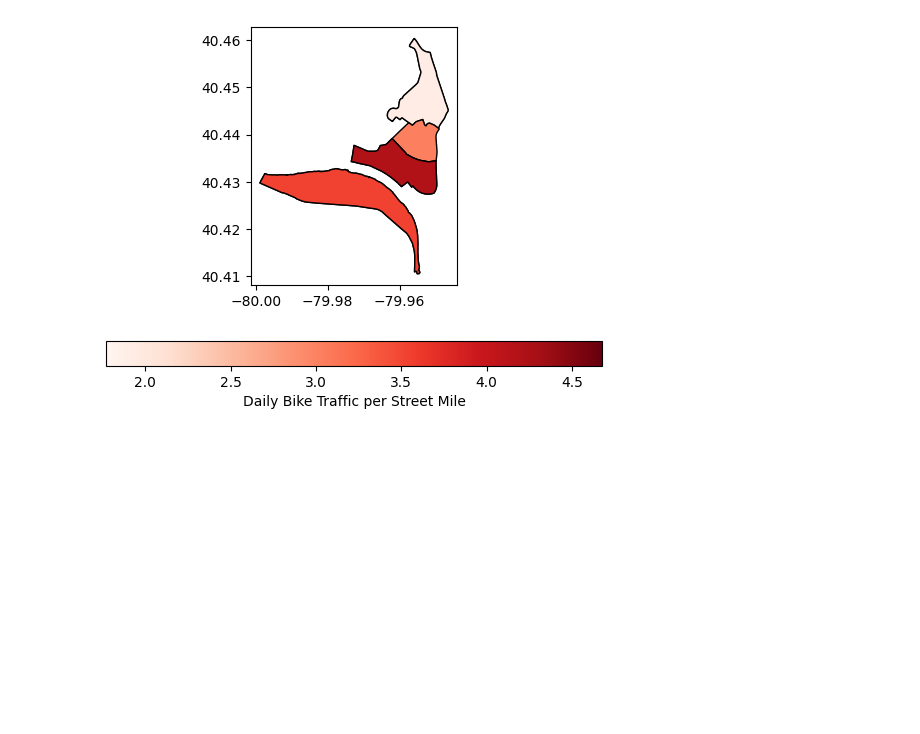
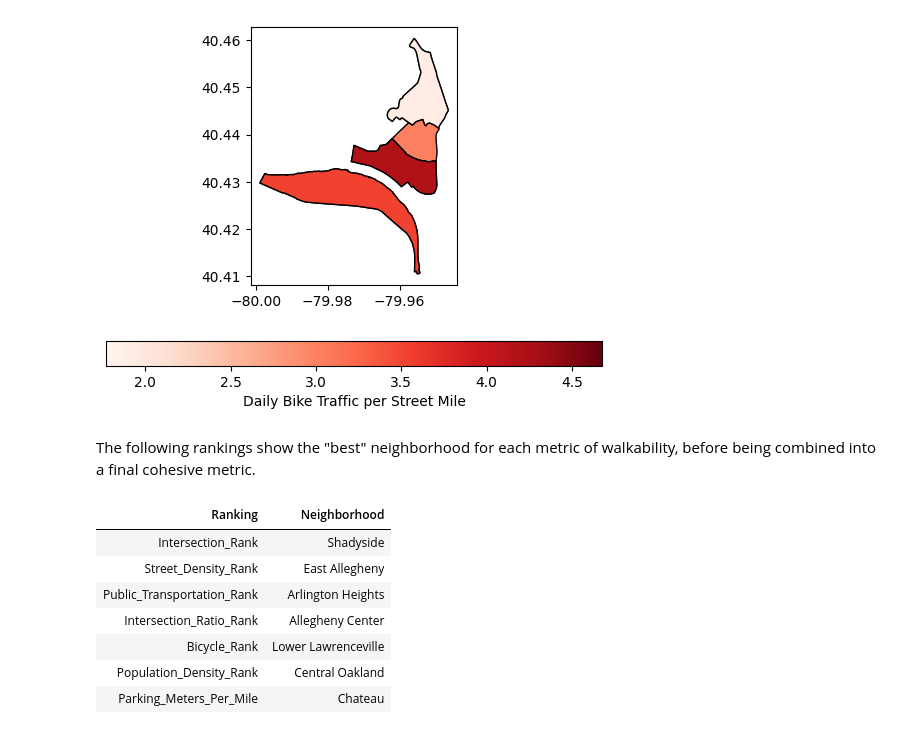
Before and after one commit to N0taR0b0t/Walkability, a Jupyter notebook: Final.ipynb, the cells around one changed output. Saved outputs shown, nothing was run; the diff lists cells and outputs as text; code cells hidden in the pictures; blank space fills up the shorter version.

```diff
--- a/Final.ipynb
+++ b/Final.ipynb
@@ -442,6 +440,39 @@ df['Intersection_Ratio_Rank']=(df['Intersection Count'] / (df['Miles of Major Ro
 df['Population_Density_Rank'] = (df['Population (2010)'] / (df['Total Street Miles'] / df['Density (st. mi/area mi^2)'])).rank(method='min', ascending=False) #Population density ranked
 df['Public_Transportation_Rank'] = df['Commute to Work: Public Transportation (2010)'].rank(method='min', ascending=True) #Neighborhoods ranked by public transit
 df['Bicycle_Rank'] = df['Commute to Work: Bicycle (2010)'].rank(method='min', ascending=False) #Neighborhoods ranked by bicycles
+# %% [markdown]
+The following rankings show the "best" neighborhood for each metric of walkability, before being combined into a final cohesive metric.
+# %%
+top_neighborhoods = {
+    'Intersection_Rank': df.loc[df['Intersection_Rank'] == 1, 'Neighborhood'].values[0],
+    'Street_Density_Rank': df.loc[df['Street_Density_Rank'] == 1, 'Neighborhood'].values[0],
+    'Public_Transportation_Rank': df.loc[df['Public_Transportation_Rank'] == 1, 'Neighborhood'].values[0],
+    'Intersection_Ratio_Rank': df.loc[df['Intersection_Ratio_Rank'] == 1, 'Neighborhood'].values[0],
+    'Bicycle_Rank': df.loc[df['Bicycle_Rank'] == 1, 'Neighborhood'].values[0],
+    'Population_Density_Rank': df.loc[df['Population_Density_Rank'] == 1, 'Neighborhood'].values[0],
+    'Parking_Meters_Per_Mile': df.loc[df['Parking_Meters_Per_Mile'] == 1, 'Neighborhood'].values[0],
+}
+
+top_neighborhoods_df = pd.DataFrame.from_dict(top_neighborhoods, orient='index', columns=['Neighborhood'])
+top_neighborhoods_df.reset_index(inplace=True)
+top_neighborhoods_df.rename(columns={'index': 'Ranking'}, inplace=True)
+
+#Sets display options to show the table
+pd.set_option('display.max_rows', None)
+pd.set_option('display.max_columns', None)
+pd.set_option('display.width', 1000)
+pd.set_option('display.colheader_justify', 'center')
+
+display(HTML(top_neighborhoods_df.to_html(index=False)))
+# %% [output]
+| Ranking | Neighborhood |
+| Intersection_Rank | Shadyside |
+| Street_Density_Rank | East Allegheny |
+| Public_Transportation_Rank | Arlington Heights |
+| Intersection_Ratio_Rank | Allegheny Center |
+| Bicycle_Rank | Lower Lawrenceville |
+| Population_Density_Rank | Central Oakland |
+| Parking_Meters_Per_Mile | Chateau |
 # %% [markdown]
 The final rank is determined using the combined metrics of intersections count, street density, use of public transportation, intersections per mile of road, use of bicycles, and population density.
 The ranks are added together such that the most walkable neighborhood has the lowest score.
```
Also changed, not shown: parts of 5 cells of this notebook.
